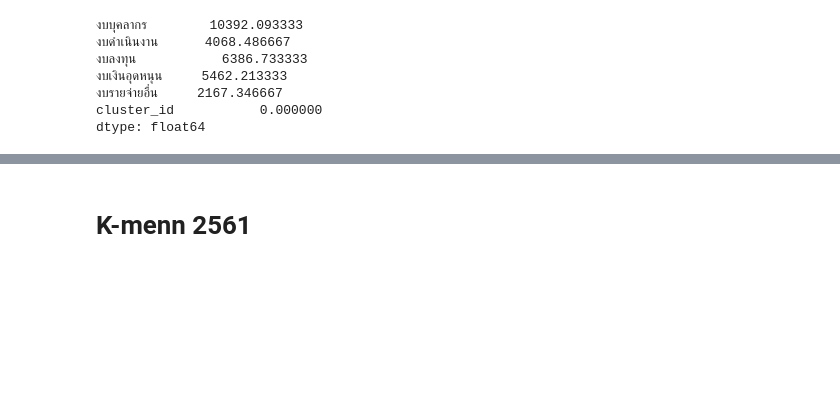
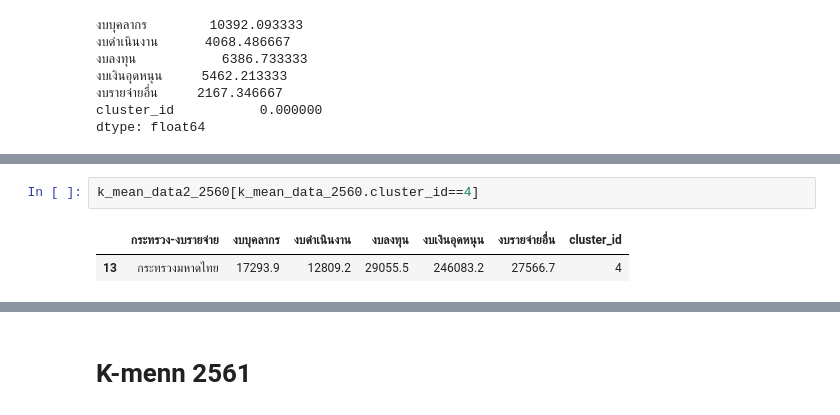
Before and after one commit to pant411/Assignment2_Stat_pp, a Jupyter notebook: part-cluster/cluster_analysis.ipynb, the cells around one changed output, grey strips where cells are left out. Cells and saved outputs as stored; diff of their text form; blank space fills up the shorter version.

```diff
--- a/part-cluster/cluster_analysis.ipynb
+++ b/part-cluster/cluster_analysis.ipynb
@@ -844,2 +844,7 @@ k_mean_data_2560[k_mean_data_2560.cluster_id==3].mean()
 cluster_id            3.0
 dtype: float64
+# %%
+k_mean_data2_2560[k_mean_data_2560.cluster_id==4]
+# %% [output]
+|  | กระทรวง-งบรายจ่าย | งบบุคลากร | งบดําเนินงาน | งบลงทุน | งบเงินอุดหนุน | งบรายจ่ายอื่น | cluster_id |
+| 13 | กระทรวงมหาดไทย | 17293.9 | 12809.2 | 29055.5 | 246083.2 | 27566.7 | 4 |
```
Also changed, not shown: parts of 58 cells of this notebook.
